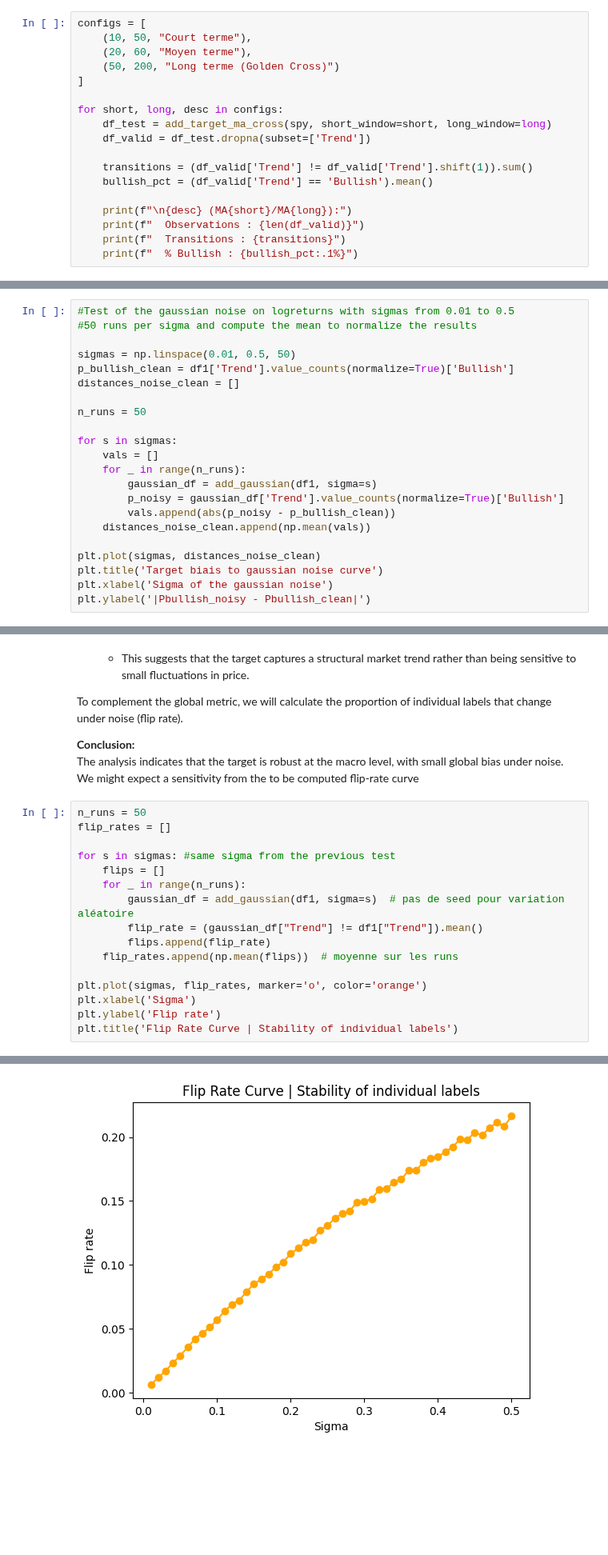
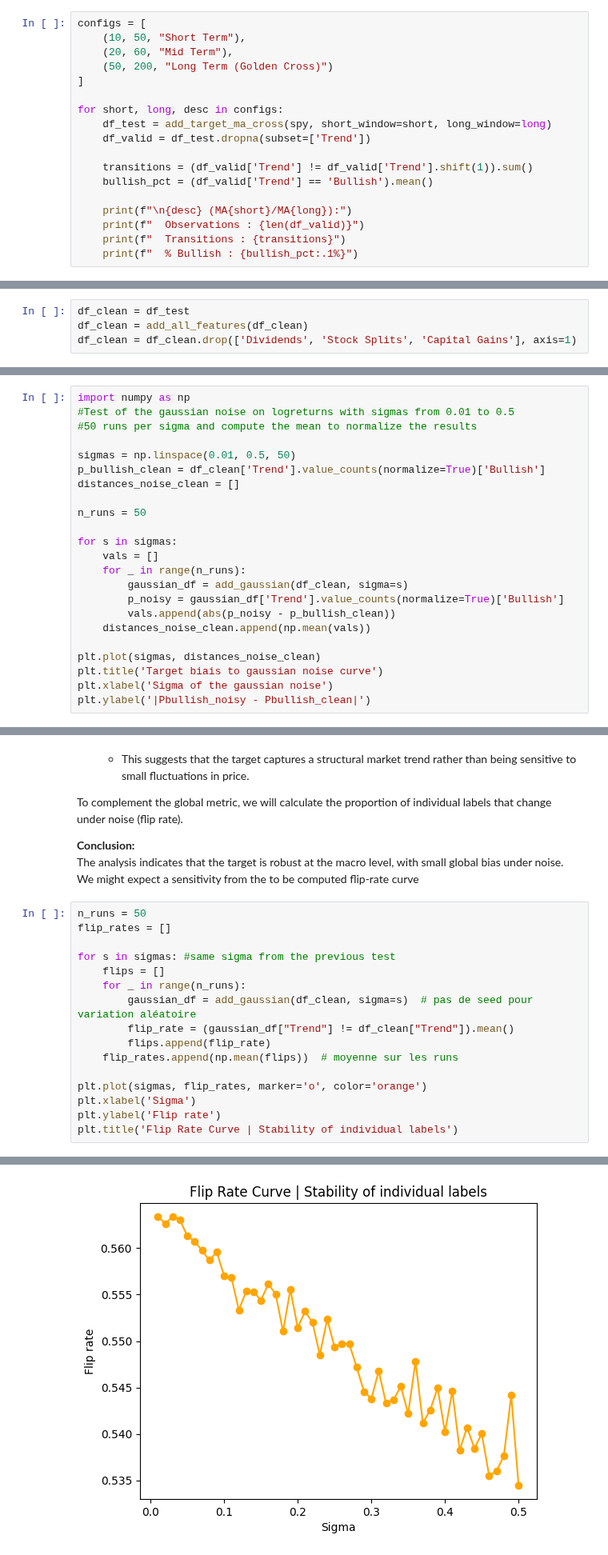
Before and after one commit to Bissapinho/Trend-classifier, a Jupyter notebook: notebooks/target_testing.ipynb, the cells around one changed output, grey strips where cells are left out. Shown at 80% size. Drawn from its saved outputs; the diff is of its cells as text; blank space fills up the shorter version.

```diff
--- a/notebooks/target_testing.ipynb
+++ b/notebooks/target_testing.ipynb
@@ -145,8 +180,8 @@ We will try a new target computed through SMA crosses (such as the Golden Cross)
 # %%
 configs = [
-    (10, 50, "Court terme"),
-    (20, 60, "Moyen terme"),
-    (50, 200, "Long terme (Golden Cross)")
+    (10, 50, "Short Term"),
+    (20, 60, "Mid Term"),
+    (50, 200, "Long Term (Golden Cross)")
 ]
 
 for short, long, desc in configs:
@@ -178 +264,5 @@ Long terme (Golden Cross) (MA50/MA200):
+# %%
+df_clean = df_test
+df_clean = add_all_features(df_clean)
+df_clean = df_clean.drop(['Dividends', 'Stock Splits', 'Capital Gains'], axis=1)
 # %%
@@ -267,9 +357,10 @@ Text(0.5, 1.0, 'Price of SPY along time with gaussian noise')
 # %%
+import numpy as np
 #Test of the gaussian noise on logreturns with sigmas from 0.01 to 0.5
 #50 runs per sigma and compute the mean to normalize the results
 
 sigmas = np.linspace(0.01, 0.5, 50)
-p_bullish_clean = df1['Trend'].value_counts(normalize=True)['Bullish']
+p_bullish_clean = df_clean['Trend'].value_counts(normalize=True)['Bullish']
 distances_noise_clean = []
 
 n_runs = 50
@@ -277,7 +368,7 @@ n_runs = 50
 for s in sigmas:
     vals = []
     for _ in range(n_runs):
-        gaussian_df = add_gaussian(df1, sigma=s)
+        gaussian_df = add_gaussian(df_clean, sigma=s)
         p_noisy = gaussian_df['Trend'].value_counts(normalize=True)['Bullish']
         vals.append(abs(p_noisy - p_bullish_clean))
     distances_noise_clean.append(np.mean(vals))
@@ -307,22 +398,22 @@ The  analysis indicates that the target is robust at the macro level, with small
 # %%
 n_runs = 50
 flip_rates = []
 
 for s in sigmas: #same sigma from the previous test
     flips = []
     for _ in range(n_runs):
-        gaussian_df = add_gaussian(df1, sigma=s)  # pas de seed pour variation aléatoire
-        flip_rate = (gaussian_df["Trend"] != df1["Trend"]).mean()
+        gaussian_df = add_gaussian(df_clean, sigma=s)  # pas de seed pour variation aléatoire
+        flip_rate = (gaussian_df["Trend"] != df_clean["Trend"]).mean()
         flips.append(flip_rate)
     flip_rates.append(np.mean(flips))  # moyenne sur les runs
 
 plt.plot(sigmas, flip_rates, marker='o', color='orange')
 plt.xlabel('Sigma')
 plt.ylabel('Flip rate')
 plt.title('Flip Rate Curve | Stability of individual labels')
 # %% [output]
 Text(0.5, 1.0, 'Flip Rate Curve | Stability of individual labels')
-[figure, old version]
+[figure, new version]
 # %% [markdown]
 ### Flip Rate Curve Analysis
 
```
Also changed, not shown: parts of 9 cells of this notebook.
